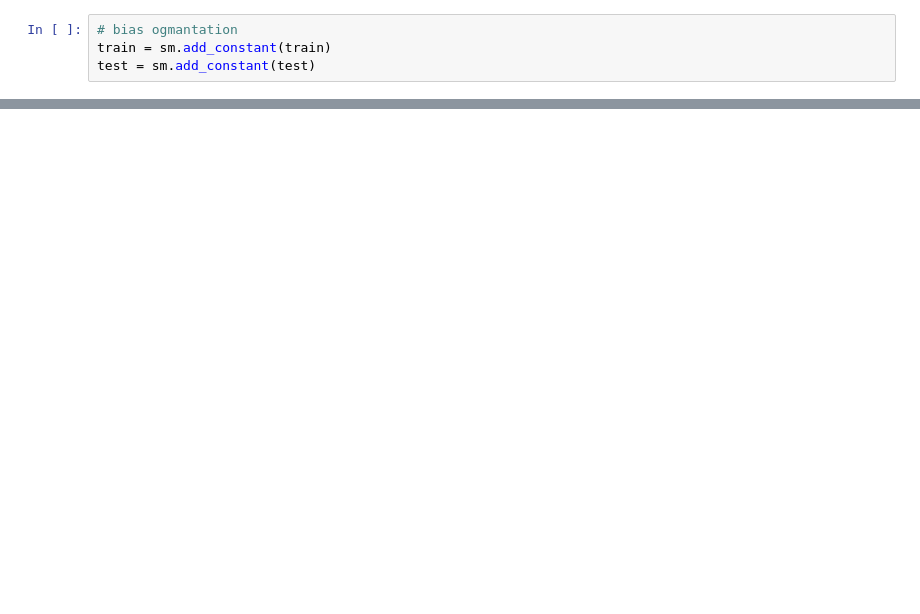
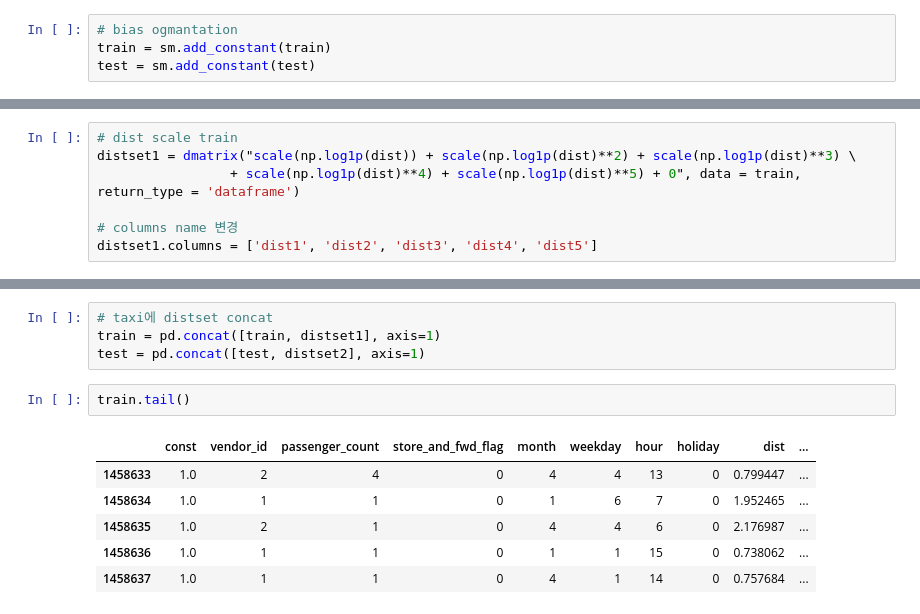
Before and after one commit to Romanism/Project, a Jupyter notebook: 01_New York City Taxi Trip Duration/02_Modeling.ipynb, the cells around one changed output, grey strips where cells are left out. Cells and saved outputs as stored; diff of their text form; blank space fills up the shorter version.

```diff
--- a/01_New York City Taxi Trip Duration/02_Modeling.ipynb
+++ b/01_New York City Taxi Trip Duration/02_Modeling.ipynb
@@ -517,0 +98,7 @@ P-value     :  0.000
+# %%
+# dist scale train
+distset1 = dmatrix("scale(np.log1p(dist)) + scale(np.log1p(dist)**2) + scale(np.log1p(dist)**3) \
+                 + scale(np.log1p(dist)**4) + scale(np.log1p(dist)**5) + 0", data = train, return_type = 'dataframe')
+
+# columns name 변경
+distset1.columns = ['dist1', 'dist2', 'dist3', 'dist4', 'dist5']
@@ -517,0 +112,13 @@ P-value     :  0.000
+# %%
+# taxi에 distset concat
+train = pd.concat([train, distset1], axis=1)
+test = pd.concat([test, distset2], axis=1)
+# %%
+train.tail()
+# %% [output]
+|  | const | vendor_id | passenger_count | store_and_fwd_flag | month | weekday | hour | holiday | dist | ... |
+| 1458633 | 1.0 | 2 | 4 | 0 | 4 | 4 | 13 | 0 | 0.799447 | ... |
+| 1458634 | 1.0 | 1 | 1 | 0 | 1 | 6 | 7 | 0 | 1.952465 | ... |
+| 1458635 | 1.0 | 2 | 1 | 0 | 4 | 4 | 6 | 0 | 2.176987 | ... |
+| 1458636 | 1.0 | 1 | 1 | 0 | 1 | 1 | 15 | 0 | 0.738062 | ... |
+| 1458637 | 1.0 | 1 | 1 | 0 | 4 | 1 | 14 | 0 | 0.757684 | ... |
```
Also changed, not shown: parts of 108 cells of this notebook, 15 other files.
